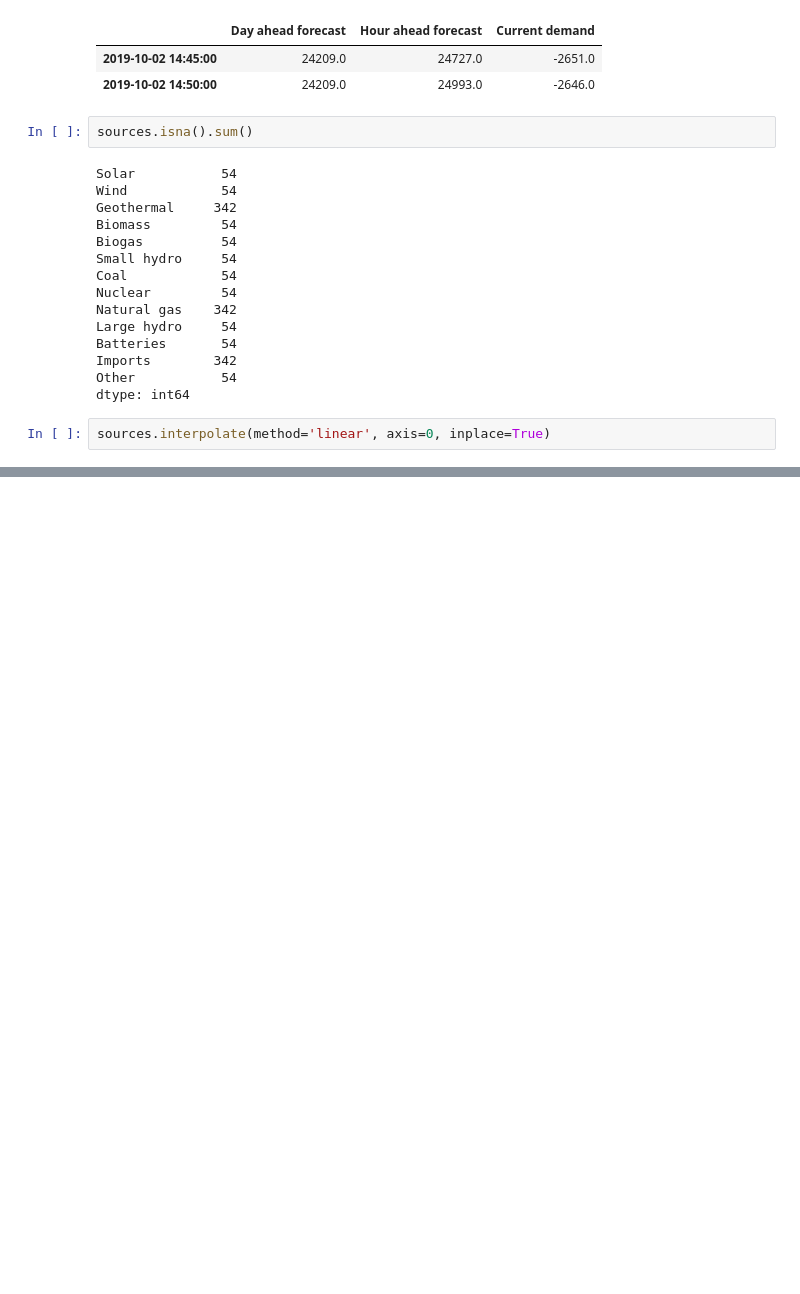
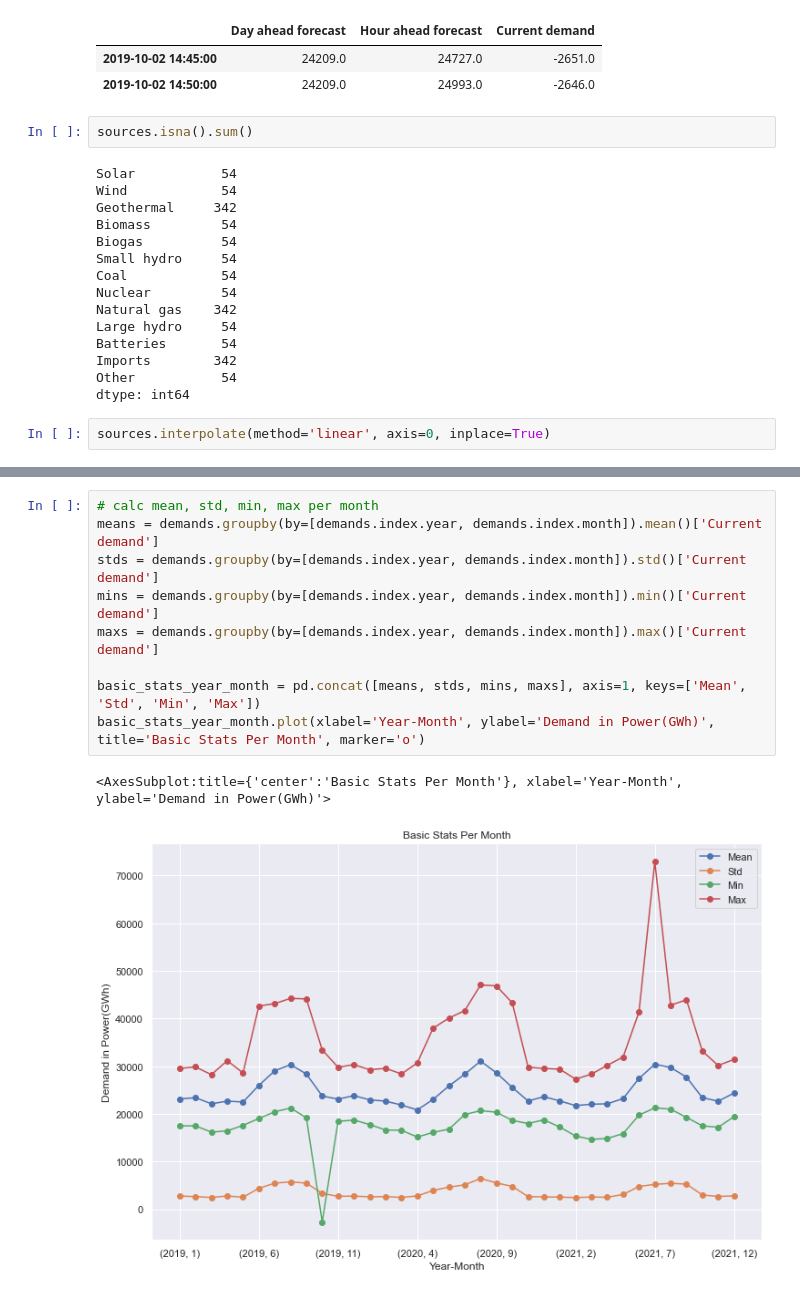
Before and after one commit to gkontogiannhs/Data-Mining, a Jupyter notebook: temp.ipynb, the cells around one changed output, grey strips where cells are left out. Drawn from its saved outputs; the diff is of its cells as text; blank space fills up the shorter version.

```diff
--- a/temp.ipynb
+++ b/temp.ipynb
@@ -152 +188,13 @@ pyplot.plot(basic_stats)
+# %%
+# calc mean, std, min, max per month
+means = demands.groupby(by=[demands.index.year, demands.index.month]).mean()['Current demand']
+stds = demands.groupby(by=[demands.index.year, demands.index.month]).std()['Current demand']
+mins = demands.groupby(by=[demands.index.year, demands.index.month]).min()['Current demand']
+maxs = demands.groupby(by=[demands.index.year, demands.index.month]).max()['Current demand']
+
+basic_stats_year_month = pd.concat([means, stds, mins, maxs], axis=1, keys=['Mean', 'Std', 'Min', 'Max'])
+basic_stats_year_month.plot(xlabel='Year-Month', ylabel='Demand in Power(GWh)', title='Basic Stats Per Month', marker='o')
+# %% [output]
+<AxesSubplot:title={'center':'Basic Stats Per Month'}, xlabel='Year-Month', ylabel='Demand in Power(GWh)'>
+[figure, added]
 # %%
```
Also changed, not shown: parts of 7 cells of this notebook.
